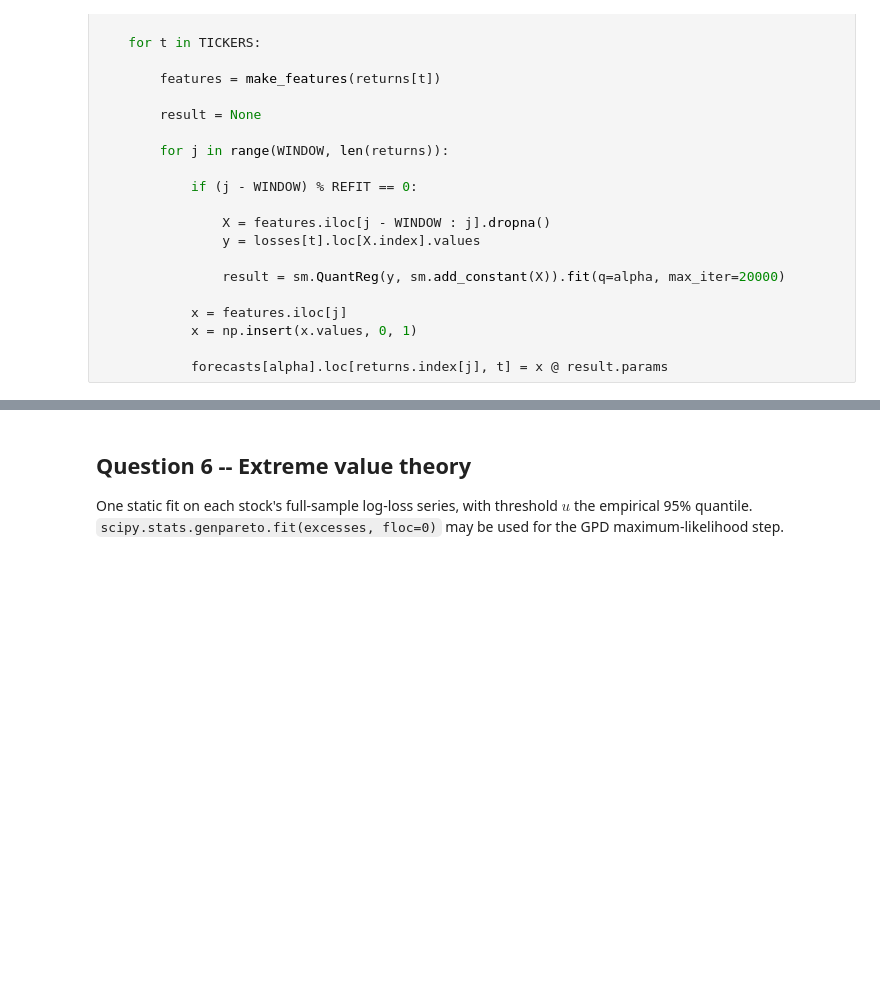
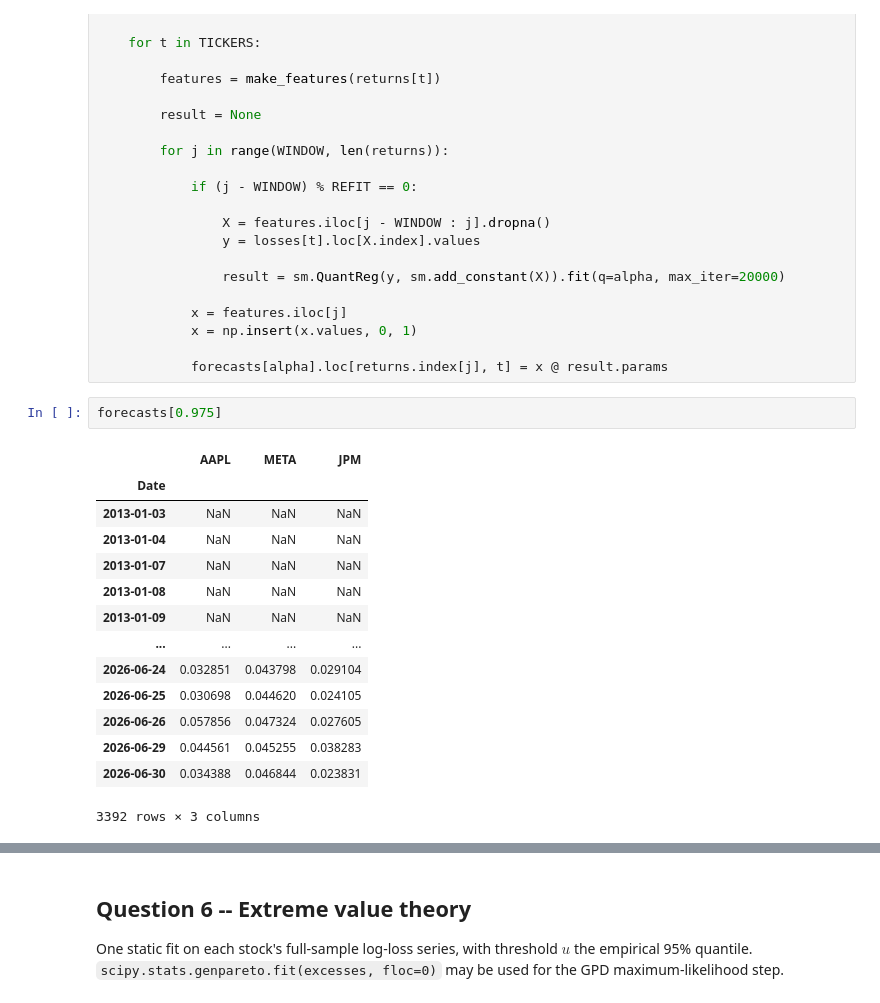
Before and after one commit to AaravKDesai/QRM_Project, a Jupyter notebook: Project_template.ipynb, the cells around one changed output, grey strips where cells are left out. Drawn from its saved outputs; the diff is of its cells as text; blank space fills up the shorter version.

```diff
--- a/Project_template.ipynb
+++ b/Project_template.ipynb
@@ -1066,6 +1081,23 @@ for alpha in ALPHAS:
             x = np.insert(x.values, 0, 1)
 
             forecasts[alpha].loc[returns.index[j], t] = x @ result.params
+# %%
+forecasts[0.975]
+# %% [output]
+|  | AAPL | META | JPM |
+| Date |  |  |  |
+| 2013-01-03 | NaN | NaN | NaN |
+| 2013-01-04 | NaN | NaN | NaN |
+| 2013-01-07 | NaN | NaN | NaN |
+| 2013-01-08 | NaN | NaN | NaN |
+| 2013-01-09 | NaN | NaN | NaN |
+| ... | ... | ... | ... |
+| 2026-06-24 | 0.032851 | 0.043798 | 0.029104 |
+| 2026-06-25 | 0.030698 | 0.044620 | 0.024105 |
+| 2026-06-26 | 0.057856 | 0.047324 | 0.027605 |
+| 2026-06-29 | 0.044561 | 0.045255 | 0.038283 |
+| 2026-06-30 | 0.034388 | 0.046844 | 0.023831 |
+3392 rows × 3 columns
 # %%
 colors = ['C0', 'C1', 'C2']
 
```
Also changed, not shown: parts of 14 cells of this notebook, 4 other files.
